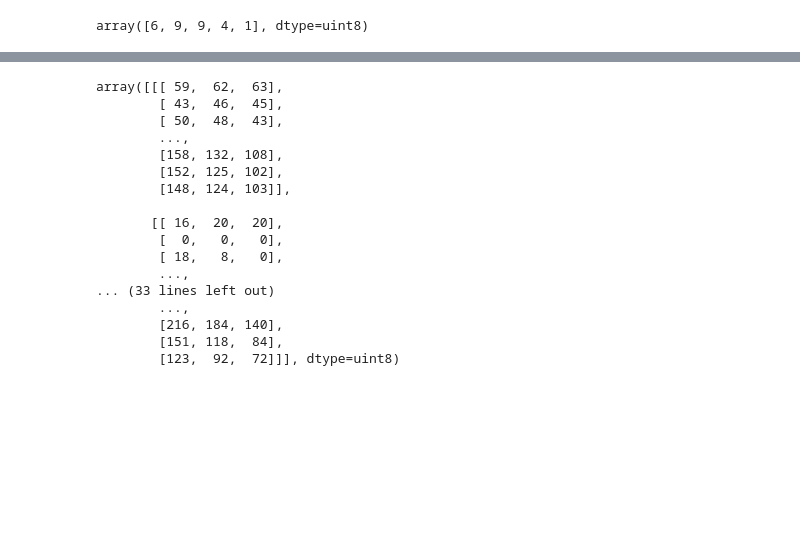
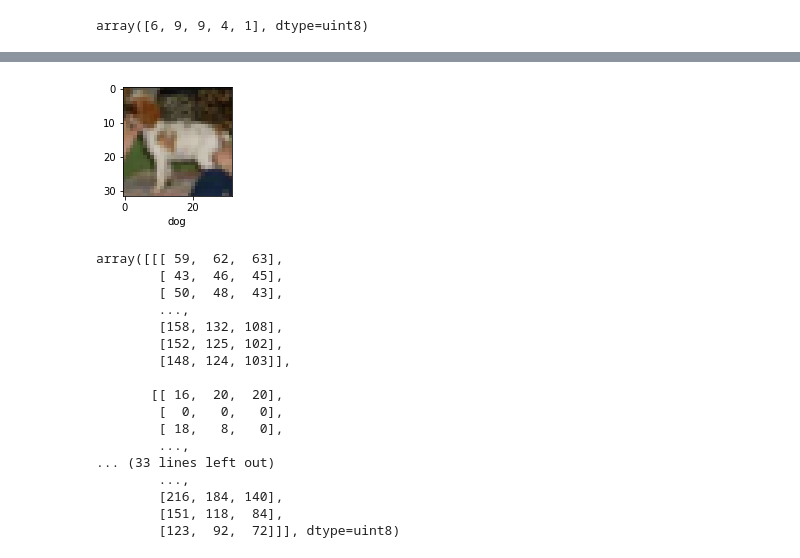
Before and after one commit to Abhijeetghadge/ITNPAI1_Abhijeet_3022255, a Jupyter notebook: Task B.ipynb, the cells around one changed output, grey strips where cells are left out. Cells and saved outputs as stored; diff of their text form; code cells hidden in the pictures; blank space fills up the shorter version.

```diff
--- a/Task B.ipynb
+++ b/Task B.ipynb
@@ -52,6 +50,11 @@ y_train[:5]
 array([6, 9, 9, 4, 1], dtype=uint8)
 # %%
 classes = ["airplane","automobile","bird","cat","deer","dog","frog","horse","ship","truck"]
+# %%
+def cifar_imgs(X, y , index):
+    plt.figure(figsize = (15,2))
+    plt.imshow(X[index])
+    plt.xlabel(classes[y[index]])
 # %%
 fig,axes = plt.subplots(2, 5, figsize=(25,25))
 axes=axes.reshape(-1)
@@ -66,3 +69,16 @@ for i in np.arange(0,2*5):
+# %%
+cifar_classes = ["airplane","automobile","bird","cat","deer","dog","frog","horse","ship","truck"]
+# %%
+y_test = y_test.reshape(-1,)
+# %%
+def cifar_imgs(X, y , index):
+    plt.figure(figsize = (15,2))
+    plt.imshow(X[index])
+    plt.xlabel(cifar_classes[y[index]])
+# %%
+cifar_imgs(X_test, y_test, 12)
+# %% [output]
+[figure, added]
 # %%
 X_train[0]   # As the data is not normalized we have to narmalize it
 # %% [output]
```
Also changed, not shown: parts of 19 cells of this notebook.
